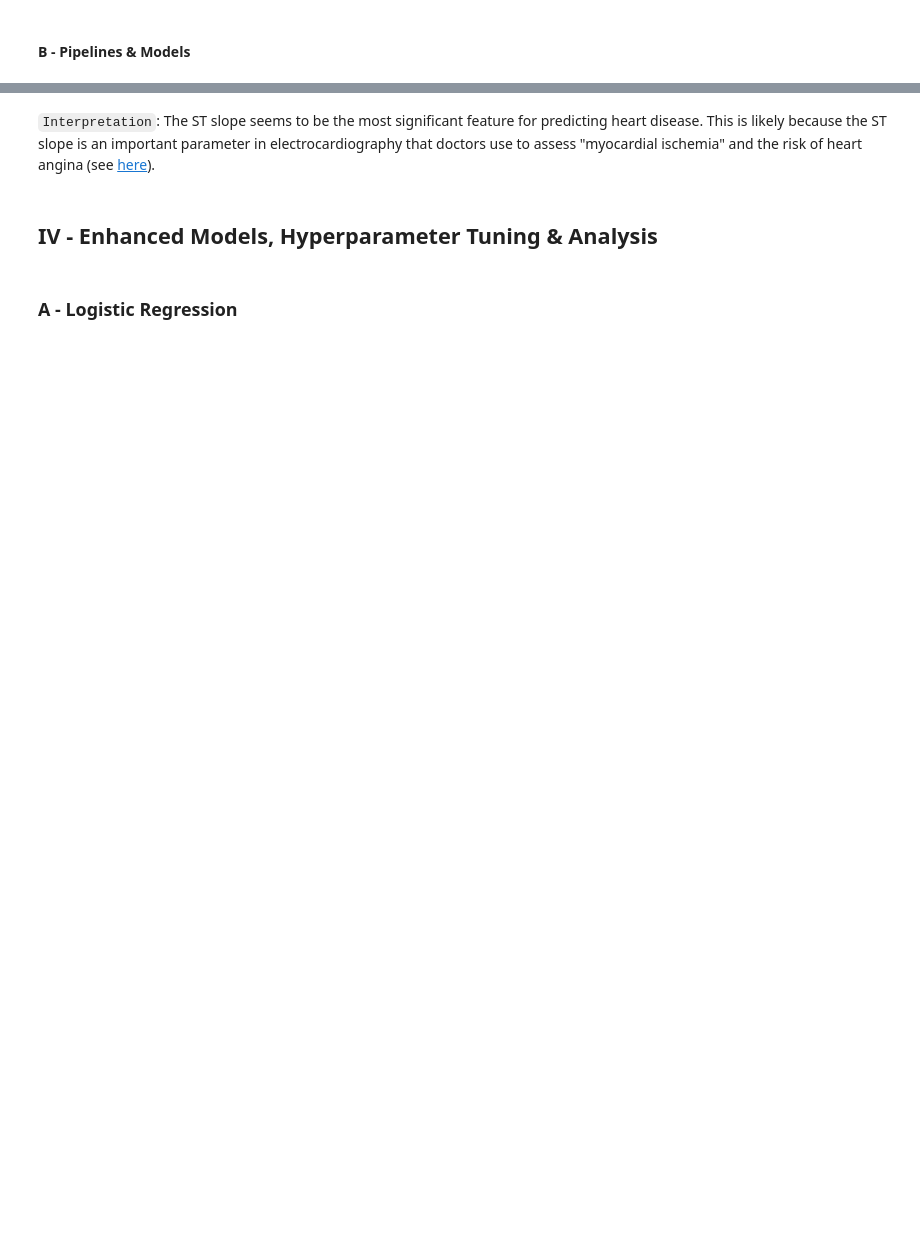
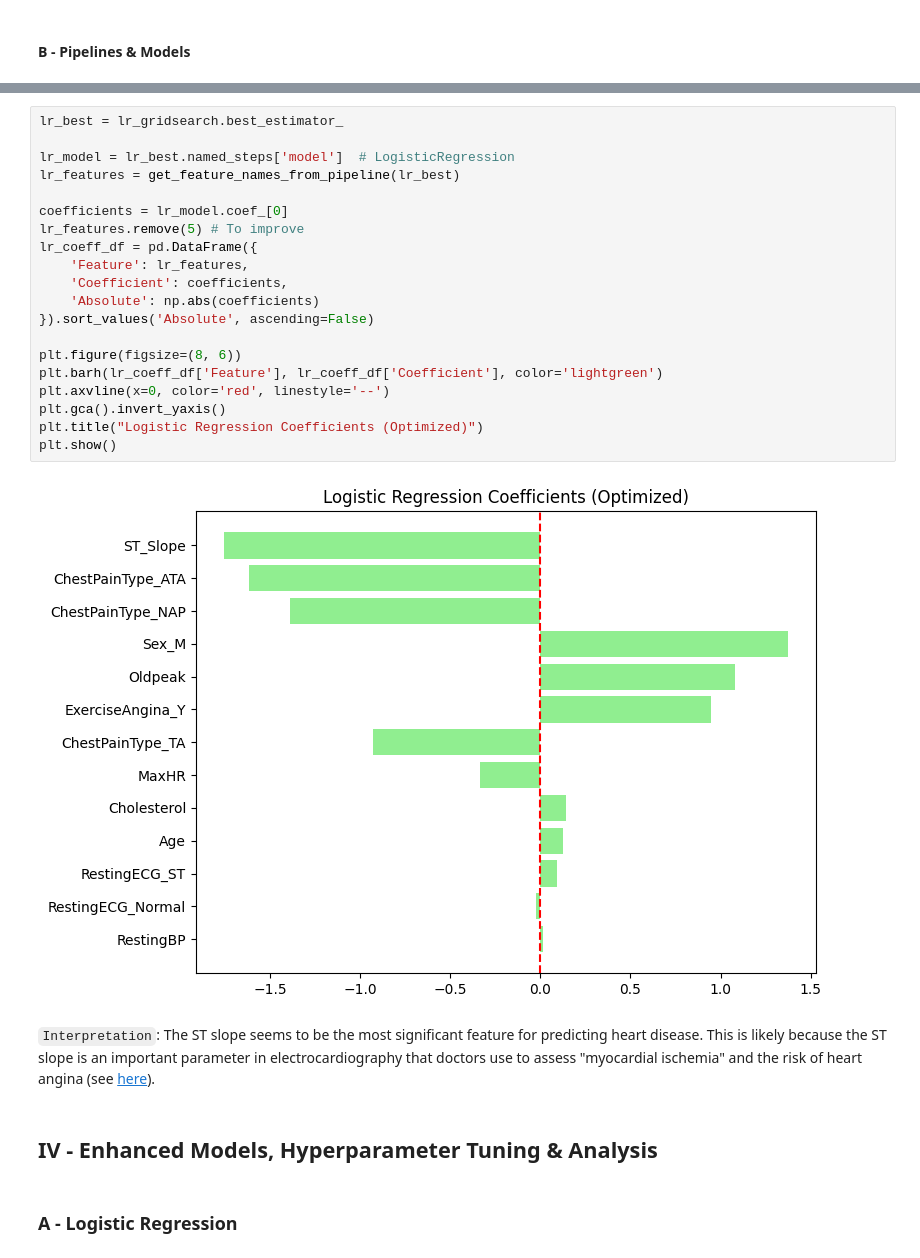
Before and after one commit to TechNalp/ai_hearth_-diseases_detection, a Jupyter notebook: hearth_disease_prediction.ipynb, the cells around one changed output, grey strips where cells are left out. Drawn from its saved outputs; the diff is of its cells as text; blank space fills up the shorter version.

```diff
--- a/hearth_disease_prediction.ipynb
+++ b/hearth_disease_prediction.ipynb
@@ -659,3 +685,25 @@ plt.show()
+# %%
+lr_best = lr_gridsearch.best_estimator_
+
+lr_model = lr_best.named_steps['model']  # LogisticRegression
+lr_features = get_feature_names_from_pipeline(lr_best)
+
+coefficients = lr_model.coef_[0]
+lr_features.remove(5) # To improve
+lr_coeff_df = pd.DataFrame({
+    'Feature': lr_features,
+    'Coefficient': coefficients,
+    'Absolute': np.abs(coefficients)
+}).sort_values('Absolute', ascending=False)
+
+plt.figure(figsize=(8, 6))
+plt.barh(lr_coeff_df['Feature'], lr_coeff_df['Coefficient'], color='lightgreen')
+plt.axvline(x=0, color='red', linestyle='--')
+plt.gca().invert_yaxis()
+plt.title("Logistic Regression Coefficients (Optimized)")
+plt.show()
+# %% [output]
+[figure, added]
 # %% [markdown]
 `Interpretation`: The ST slope seems to be the most significant feature for predicting heart disease. This is likely because the ST slope is an important parameter in electrocardiography that doctors use to assess "myocardial ischemia" and the risk of heart angina (see [here](https://pubmed.ncbi.nlm.nih.gov/9201108/)).
 # %% [markdown]
```
Also changed, not shown: parts of 39 cells of this notebook.
